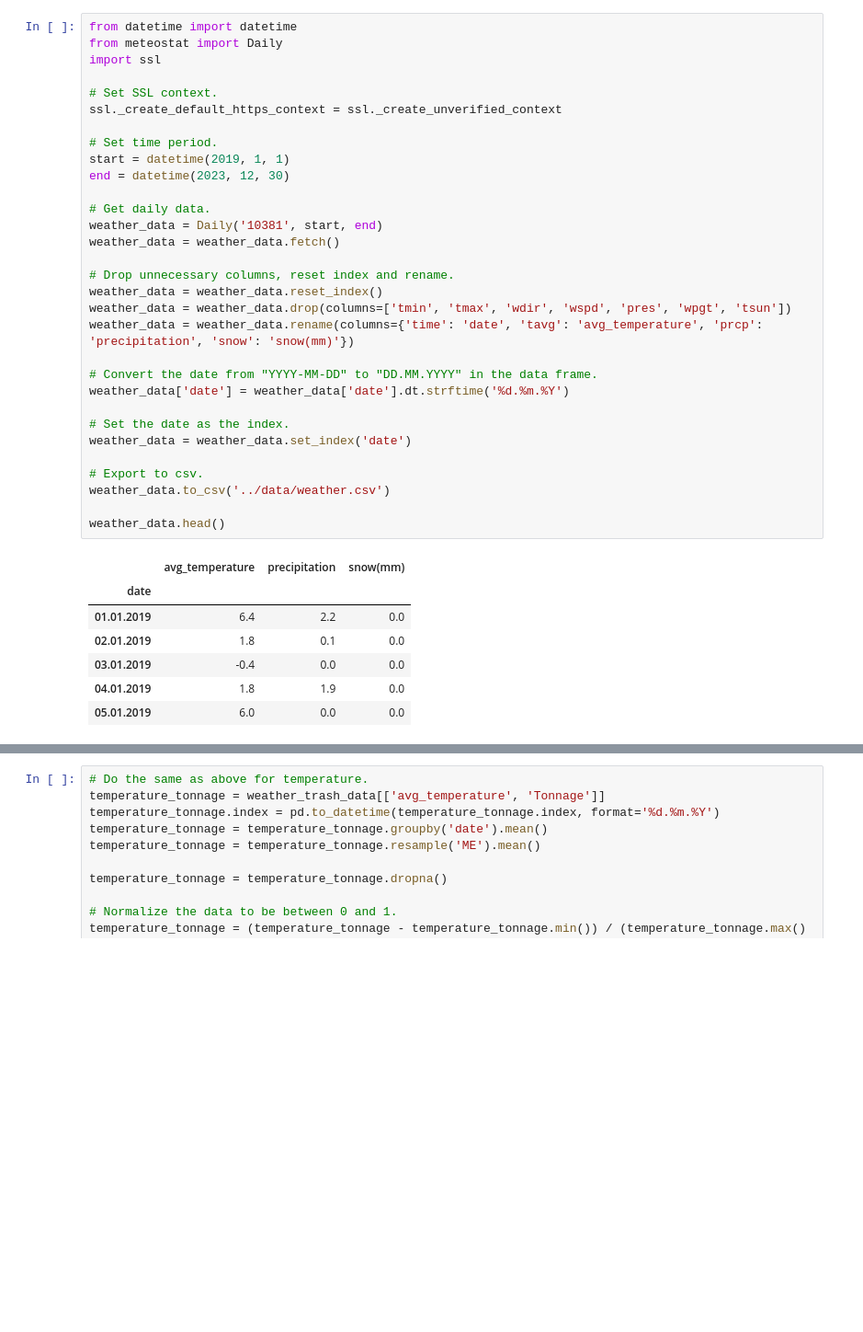
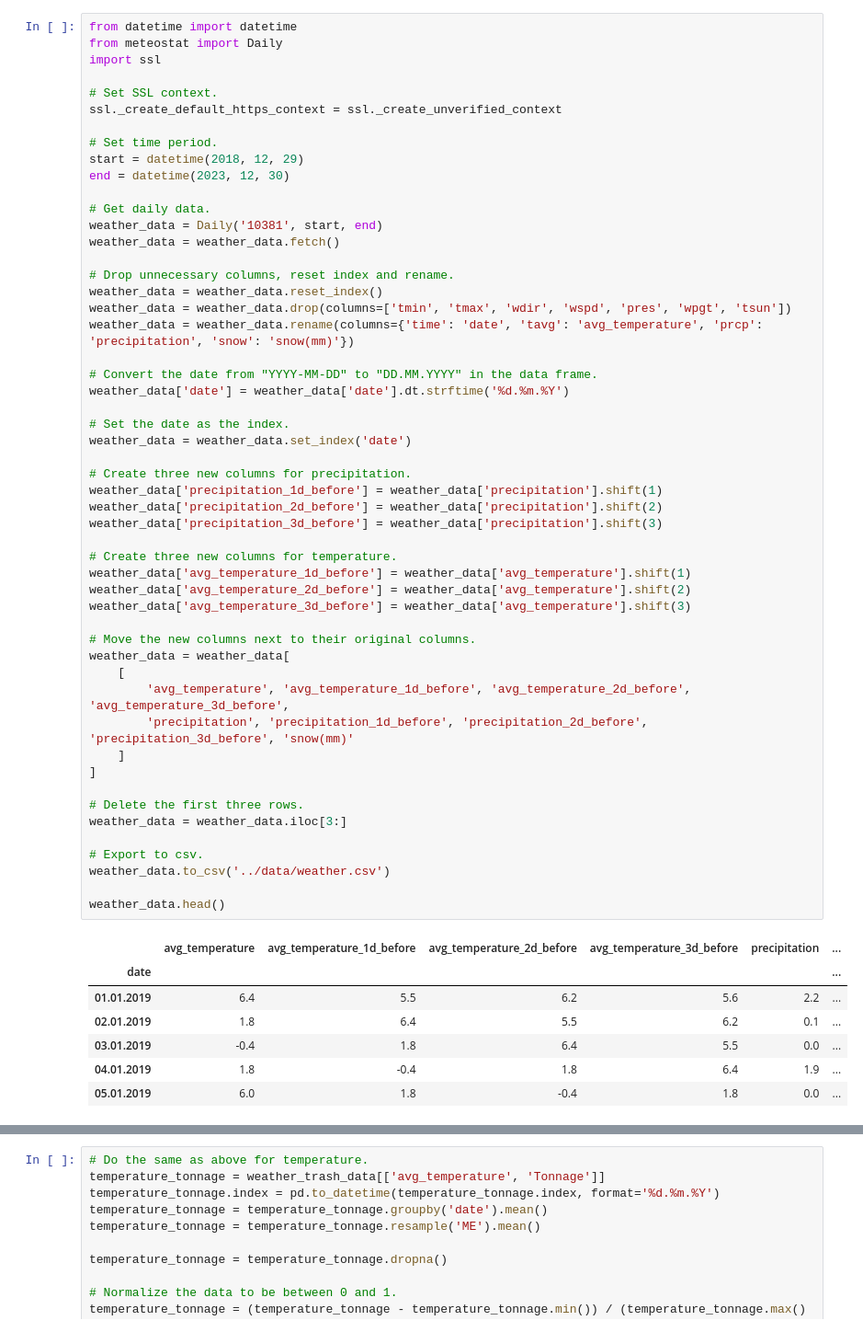
Before and after one commit to FlyingBaum/trash-ml, a Jupyter notebook: notebooks/weather-data.ipynb, the cells around one changed output, grey strips where cells are left out. Shown at 92% size. Cells and saved outputs as stored; diff of their text form; blank space fills up the shorter version.

```diff
--- a/notebooks/weather-data.ipynb
+++ b/notebooks/weather-data.ipynb
@@ -2,41 +2,62 @@
 from datetime import datetime
 from meteostat import Daily
 import ssl
 
 # Set SSL context.
 ssl._create_default_https_context = ssl._create_unverified_context
 
 # Set time period.
-start = datetime(2019, 1, 1)
+start = datetime(2018, 12, 29)
 end = datetime(2023, 12, 30)
 
 # Get daily data.
 weather_data = Daily('10381', start, end)
 weather_data = weather_data.fetch()
 
 # Drop unnecessary columns, reset index and rename.
 weather_data = weather_data.reset_index()
 weather_data = weather_data.drop(columns=['tmin', 'tmax', 'wdir', 'wspd', 'pres', 'wpgt', 'tsun'])
 weather_data = weather_data.rename(columns={'time': 'date', 'tavg': 'avg_temperature', 'prcp': 'precipitation', 'snow': 'snow(mm)'})
 
 # Convert the date from "YYYY-MM-DD" to "DD.MM.YYYY" in the data frame.
 weather_data['date'] = weather_data['date'].dt.strftime('%d.%m.%Y')
 
 # Set the date as the index.
 weather_data = weather_data.set_index('date')
 
+# Create three new columns for precipitation.
+weather_data['precipitation_1d_before'] = weather_data['precipitation'].shift(1)
+weather_data['precipitation_2d_before'] = weather_data['precipitation'].shift(2)
+weather_data['precipitation_3d_before'] = weather_data['precipitation'].shift(3)
+
+# Create three new columns for temperature.
+weather_data['avg_temperature_1d_before'] = weather_data['avg_temperature'].shift(1)
+weather_data['avg_temperature_2d_before'] = weather_data['avg_temperature'].shift(2)
+weather_data['avg_temperature_3d_before'] = weather_data['avg_temperature'].shift(3)
+
+# Move the new columns next to their original columns.
+weather_data = weather_data[
+	[
+		'avg_temperature', 'avg_temperature_1d_before', 'avg_temperature_2d_before', 'avg_temperature_3d_before',
+		'precipitation', 'precipitation_1d_before', 'precipitation_2d_before', 'precipitation_3d_before', 'snow(mm)'
+	]
+]
+
+# Delete the first three rows.
+weather_data = weather_data.iloc[3:]
+
 # Export to csv.
 weather_data.to_csv('../data/weather.csv')
 
 weather_data.head()
 # %% [output]
-|  | avg_temperature | precipitation | snow(mm) |
-| date |  |  |  |
-| 01.01.2019 | 6.4 | 2.2 | 0.0 |
-| 02.01.2019 | 1.8 | 0.1 | 0.0 |
-| 03.01.2019 | -0.4 | 0.0 | 0.0 |
-| 04.01.2019 | 1.8 | 1.9 | 0.0 |
-| 05.01.2019 | 6.0 | 0.0 | 0.0 |
+|  | avg_temperature | avg_temperature_1d_before | avg_temperature_2d_before | avg_temperature_3d_before | precipitation | ... |
+| date |  |  |  |  |  | ... |
+| 01.01.2019 | 6.4 | 5.5 | 6.2 | 5.6 | 2.2 | ... |
+| 02.01.2019 | 1.8 | 6.4 | 5.5 | 6.2 | 0.1 | ... |
+| 03.01.2019 | -0.4 | 1.8 | 6.4 | 5.5 | 0.0 | ... |
+| 04.01.2019 | 1.8 | -0.4 | 1.8 | 6.4 | 1.9 | ... |
+| 05.01.2019 | 6.0 | 1.8 | -0.4 | 1.8 | 0.0 | ... |
 # %%
 import pandas as pd
 
```
Also changed, not shown: parts of 4 cells of this notebook, 1 other file.
